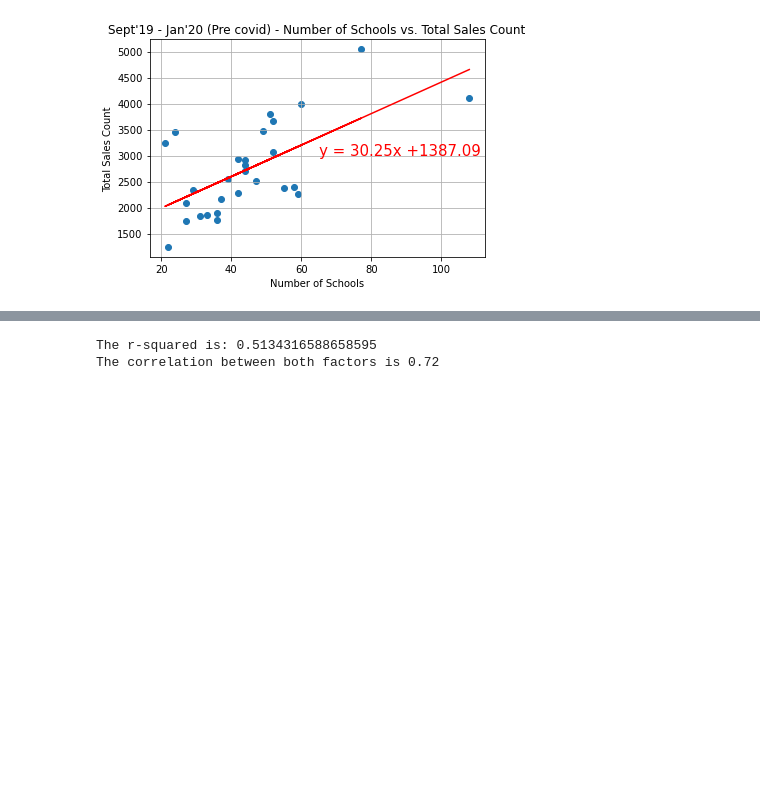
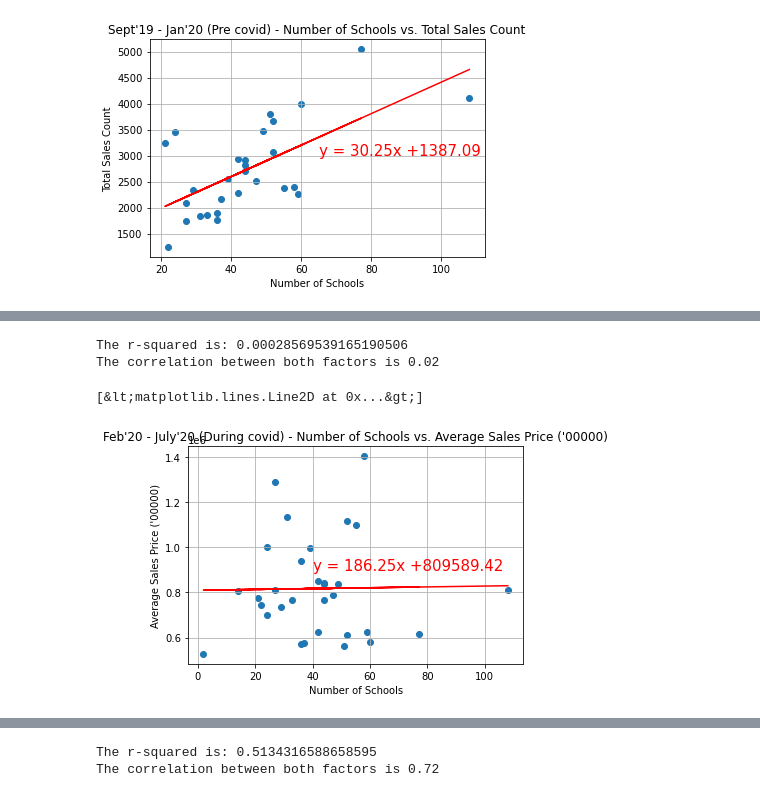
Before and after one commit to jeremychiaa/covid-victorian-real-estate, a Jupyter notebook: cleaned_schools.ipynb, the cells around one changed output, grey strips where cells are left out. Cells and saved outputs as stored; diff of their text form; code cells hidden in the pictures; blank space fills up the shorter version.

```diff
--- a/cleaned_schools.ipynb
+++ b/cleaned_schools.ipynb
@@ -276,0 +303,9 @@ new_covid_merged_lga_school.head()
+# %%
+x_values = new_covid_merged_lga_school["School Count"]
+y_values = new_covid_merged_lga_school["Average Sales Price"]
+create_linear_regression_plot(x_values, y_values, "Number of Schools", "Average Sales Price ('00000)", "Feb'20 - July'20", "During", (40,900000), ylim=None)
+# %% [output]
+The r-squared is: 0.00028569539165190506
+The correlation between both factors is 0.02
+[&lt;matplotlib.lines.Line2D at 0x...&gt;]
+[figure, added]
```
Also changed, not shown: parts of 13 cells of this notebook, 2 other files.
